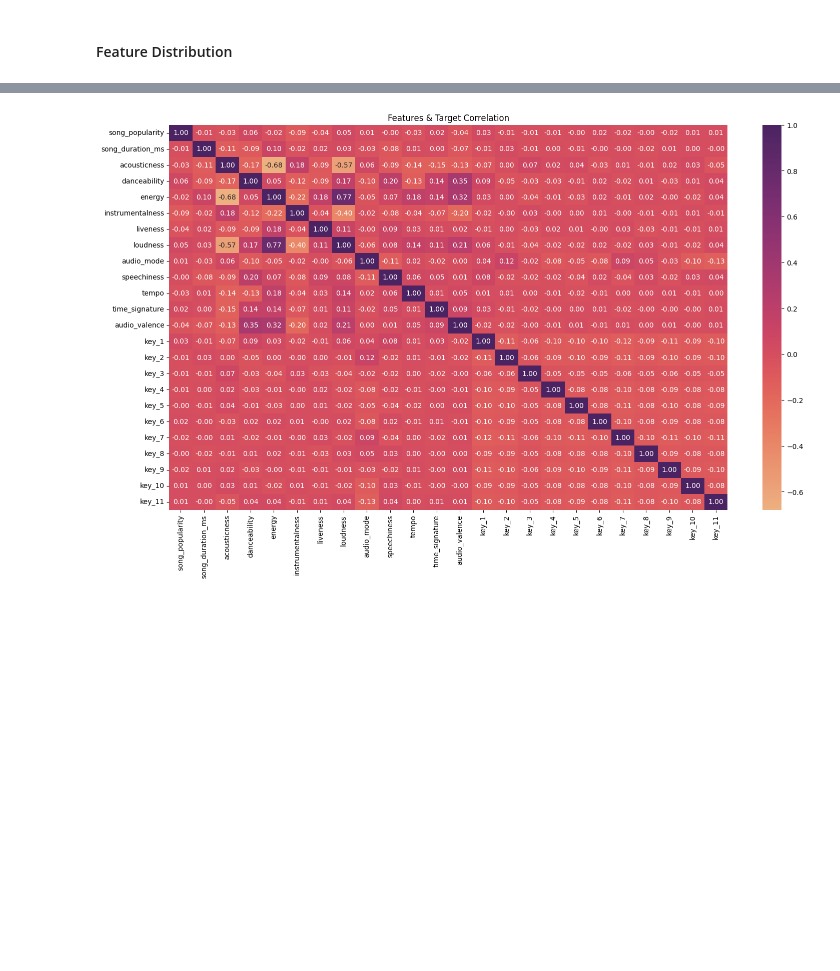
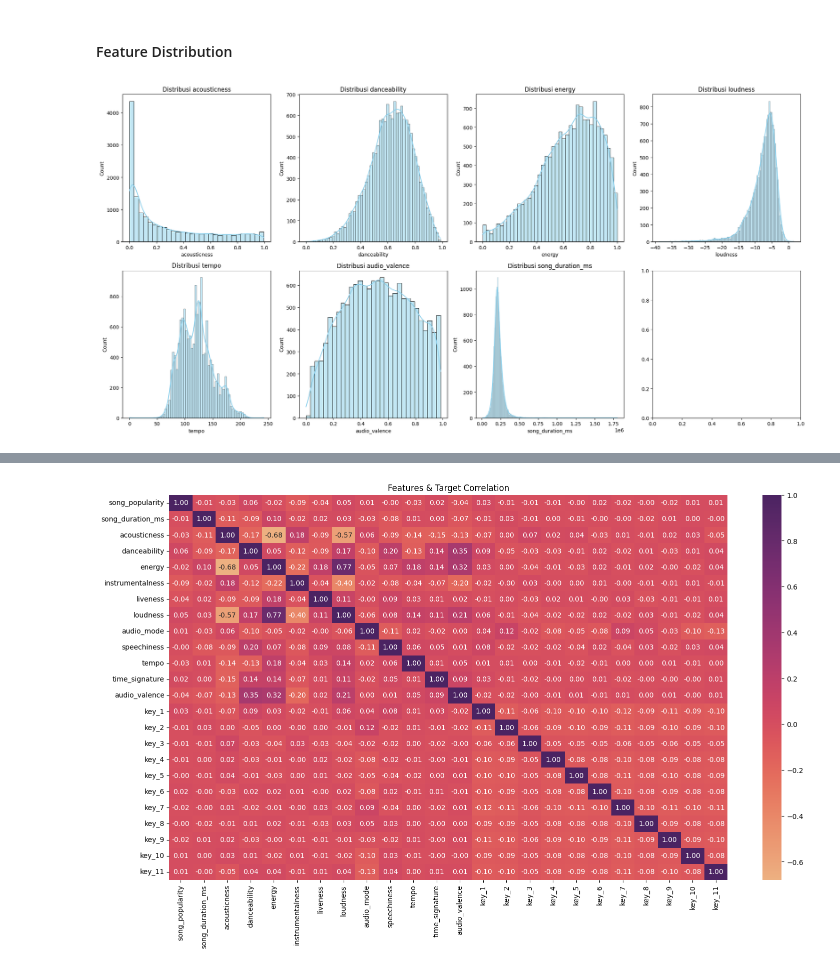
Before and after one commit to HablSank/1Day-1Dataset_MachineLearningProject, a Jupyter notebook: Day-18/Multiple Linear Regression (Song Popularity)/song_data.ipynb, the cells around one changed output, grey strips where cells are left out. Cells and saved outputs as stored; diff of their text form; code cells hidden in the pictures; blank space fills up the shorter version.

```diff
--- a/Day-18/Multiple Linear Regression (Song Popularity)/song_data.ipynb
+++ b/Day-18/Multiple Linear Regression (Song Popularity)/song_data.ipynb
@@ -170,6 +170,8 @@ for col in df.select_dtypes(include='number'):
 ## B. Data Preprocessing
 # %% [markdown]
 ### B.1 Drop Unrelated Columns
+# %%
+df_clean = df.copy()
 # %%
-df.drop(columns=['song_name'], inplace=True)
+df_clean.drop(columns=['song_name'], inplace=True)
 # %%
@@ -185,5 +187,5 @@ Index(['song_popularity', 'song_duration_ms', 'acousticness', 'danceability',
 # %% [markdown]
 #### One Hot Encoding
 # %%
-df = pd.get_dummies(df, columns=['key'], prefix='key', drop_first=True, dtype=int)
+df_clean = pd.get_dummies(df_clean, columns=['key'], prefix='key', drop_first=True, dtype=int)
 # %%
@@ -212,3 +214,17 @@ plt.show()
 [figure]
 # %% [markdown]
 #### Feature Distribution
+# %%
+cols = ['acousticness', 'danceability', 'energy',
+        'loudness', 'tempo', 'audio_valence', 'song_duration_ms']
+
+fig, axes = plt.subplots(2, 4, figsize=(20, 10))
+
+for i, col in enumerate(cols):
+    sns.histplot(df_clean[col], kde=True, color='skyblue', ax=axes.flatten()[i])
+    axes.flatten()[i].set_title(f'Distribusi {col}')
+
+plt.tight_layout()
+plt.show()
+# %% [output]
+[figure, added]
```
Also changed, not shown: parts of 25 cells of this notebook.
